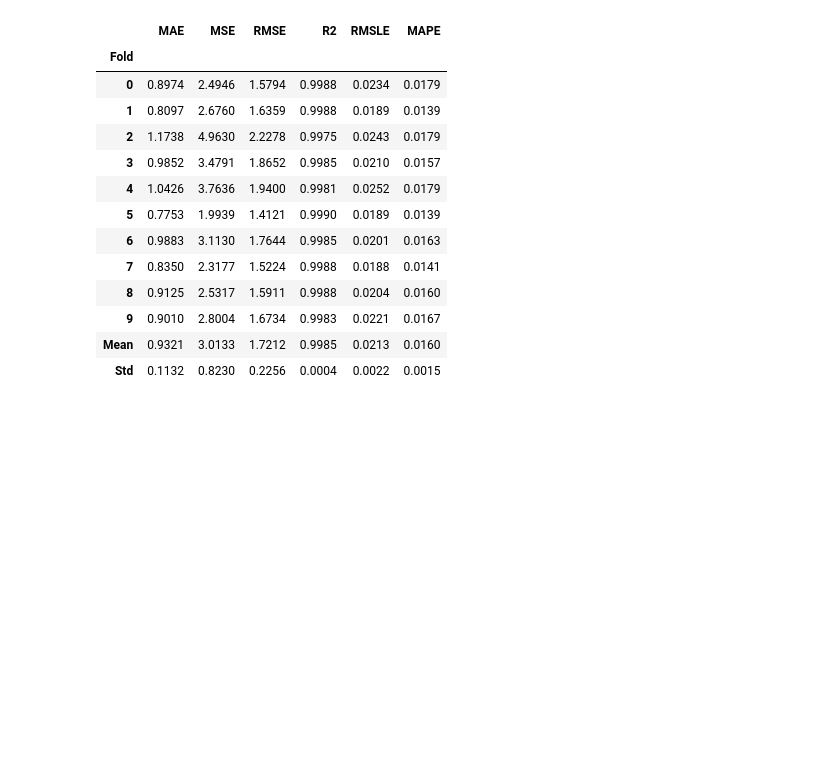
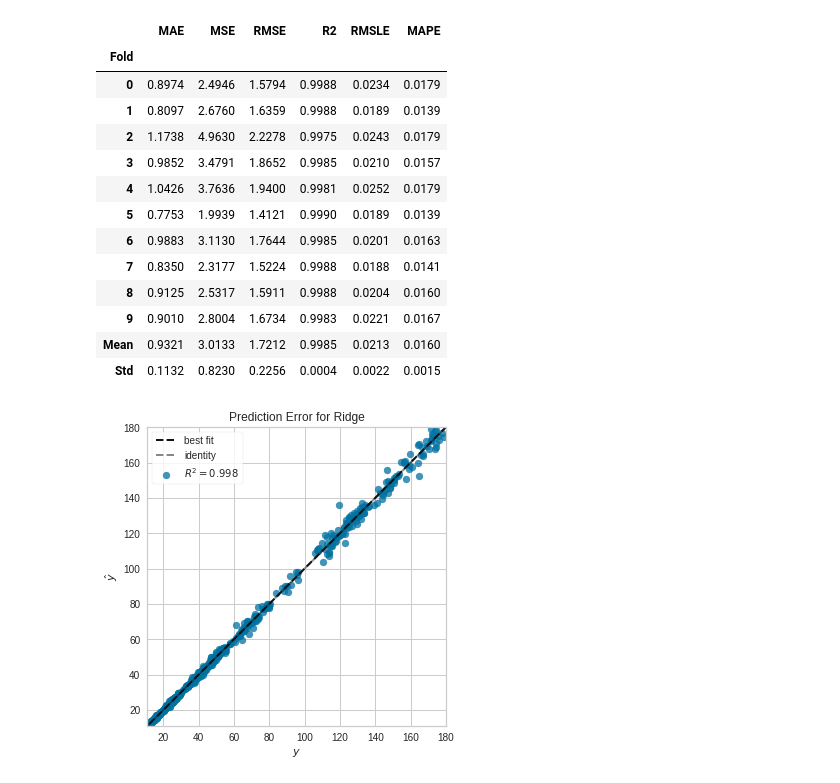
Before and after one commit to BrunoFUAL/modelos_previsao, a Jupyter notebook: pycaret.ipynb, the cells around one changed output. Cells and saved outputs as stored; diff of their text form; code cells hidden in the pictures; blank space fills up the shorter version.

```diff
--- a/pycaret.ipynb
+++ b/pycaret.ipynb
@@ -398,3 +398,9 @@ tunne_lr = tune_model(lr, n_iter=1000, optimize='RMSE')
 | 9 | 0.9010 | 2.8004 | 1.6734 | 0.9983 | 0.0221 | 0.0167 |
 | Mean | 0.9321 | 3.0133 | 1.7212 | 0.9985 | 0.0213 | 0.0160 |
 | Std | 0.1132 | 0.8230 | 0.2256 | 0.0004 | 0.0022 | 0.0015 |
+# %%
+#Gráfico de erros
+
+plot_model(tunne_ridge, plot='error')
+# %% [output]
+[figure, added]
```
Also changed, not shown: parts of 10 cells of this notebook.
